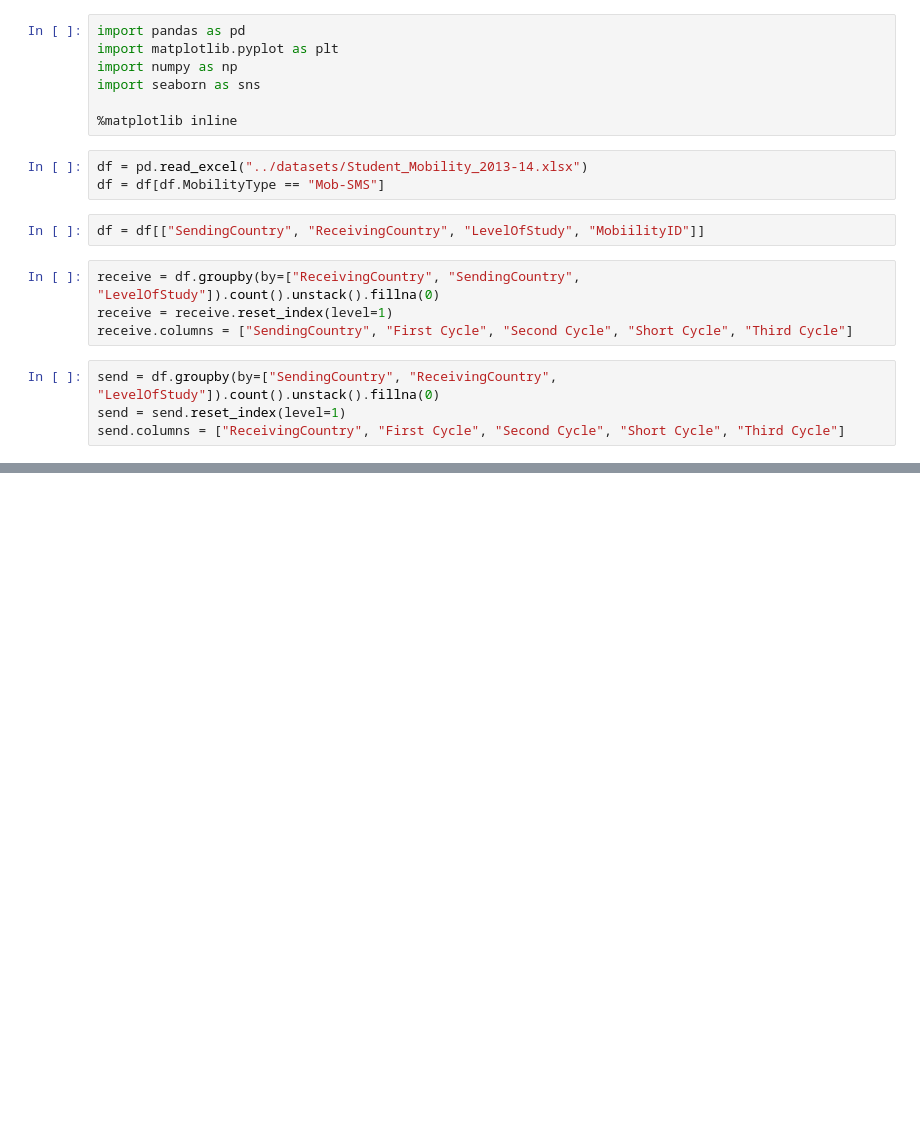
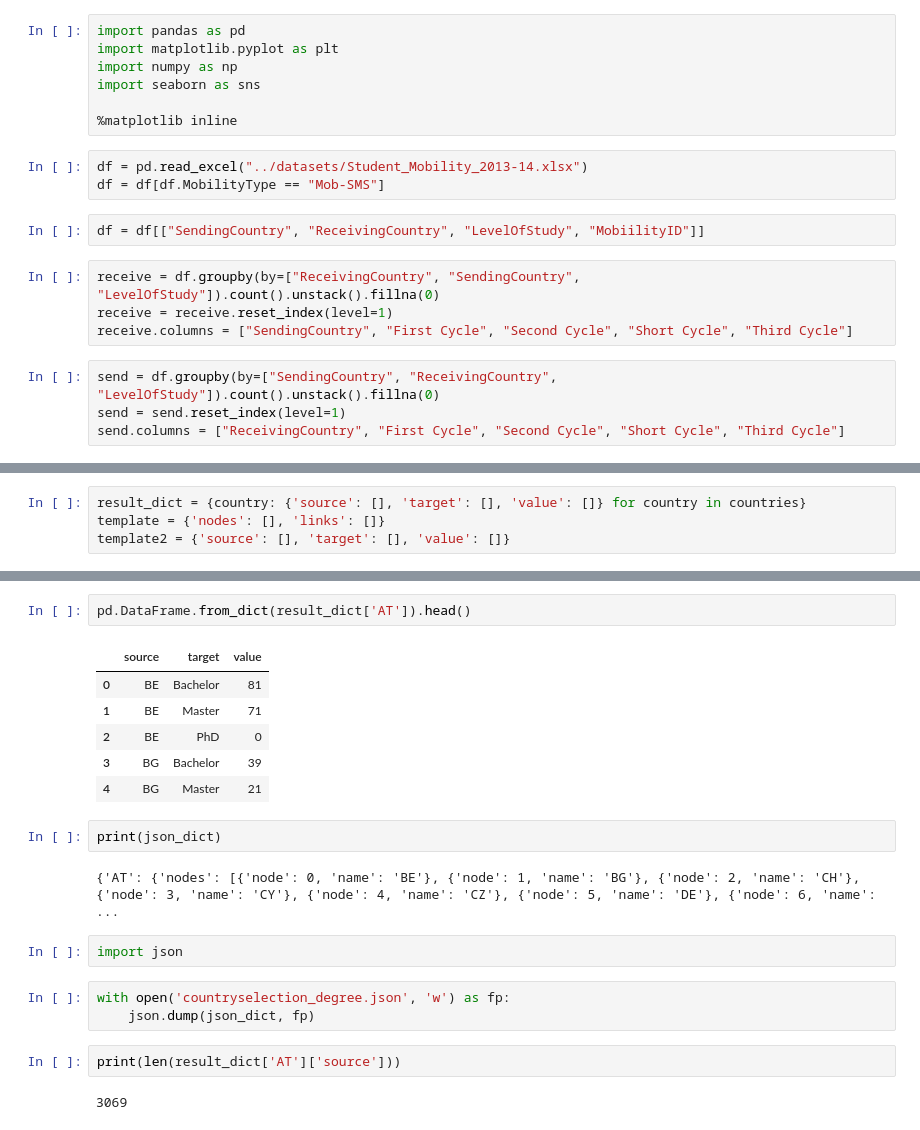
Before and after one commit to mskl/VI13, a Jupyter notebook: notebooks/parallelSetsSelected_tocsv.ipynb, the cells around one changed output, grey strips where cells are left out. Saved outputs shown, nothing was run; the diff lists cells and outputs as text; blank space fills up the shorter version.

```diff
--- a/notebooks/parallelSetsSelected_tocsv.ipynb
+++ b/notebooks/parallelSetsSelected_tocsv.ipynb
@@ -54,0 +51,4 @@ KeyError: 'ReceivingCountry'
+# %%
+result_dict = {country: {'source': [], 'target': [], 'value': []} for country in countries}
+template = {'nodes': [], 'links': []}
+template2 = {'source': [], 'target': [], 'value': []}
@@ -54,0 +111,22 @@ KeyError: 'ReceivingCountry'
+# %%
+pd.DataFrame.from_dict(result_dict['AT']).head()
+# %% [output]
+|  | source | target | value |
+| 0 | BE | Bachelor | 81 |
+| 1 | BE | Master | 71 |
+| 2 | BE | PhD | 0 |
+| 3 | BG | Bachelor | 39 |
+| 4 | BG | Master | 21 |
+# %%
+print(json_dict)
+# %% [output]
+{'AT': {'nodes': [{'node': 0, 'name': 'BE'}, {'node': 1, 'name': 'BG'}, {'node': 2, 'name': 'CH'}, {'node': 3, 'name': 'CY'}, {'node': 4, 'name': 'CZ'}, {'node': 5, 'name': 'DE'}, {'node': 6, 'name':  ...
+# %%
+import json
+# %%
+with open('countryselection_degree.json', 'w') as fp:
+    json.dump(json_dict, fp)
+# %%
+print(len(result_dict['AT']['source']))
+# %% [output]
+3069
```
Also changed, not shown: parts of 8 cells of this notebook, 3 other files.
